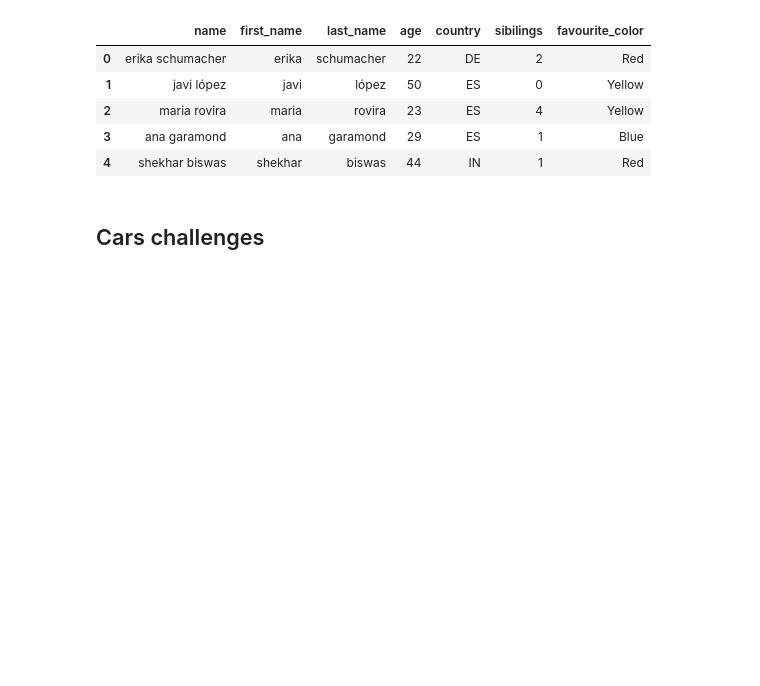
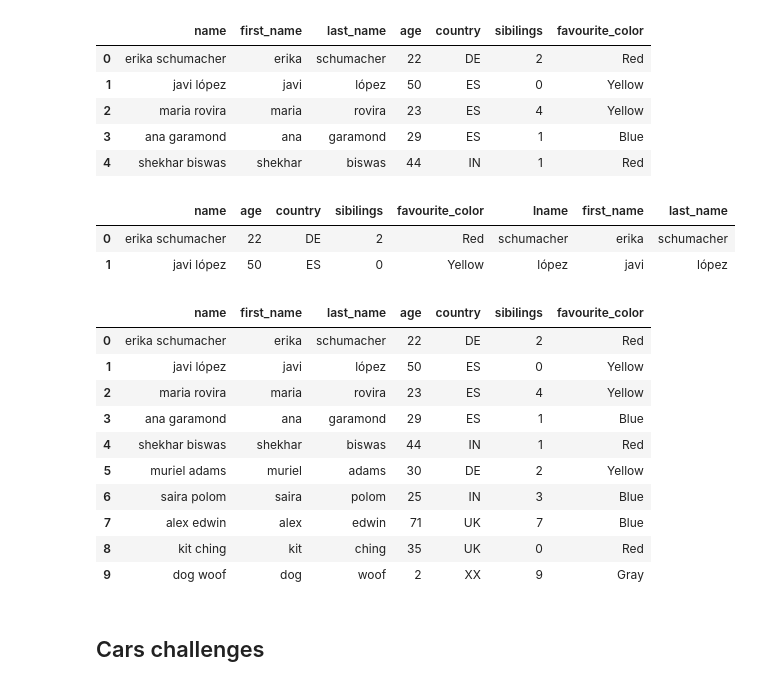
Before and after one commit to aslam7861/Python, a Jupyter notebook: Copy_of_5_pandas_str.ipynb, the cells around one changed output. Cells and saved outputs as stored; diff of their text form; code cells hidden in the pictures; blank space fills up the shorter version.

```diff
--- a/Copy_of_5_pandas_str.ipynb
+++ b/Copy_of_5_pandas_str.ipynb
@@ -288,6 +286,32 @@ df[n_cols].head()
 | 2 | maria rovira | maria | rovira | 23 | ES | 4 | Yellow |
 | 3 | ana garamond | ana | garamond | 29 | ES | 1 | Blue |
 | 4 | shekhar biswas | shekhar | biswas | 44 | IN | 1 | Red |
+# %%
+df.head(2)
+# %% [output]
+|  | name | age | country | sibilings | favourite_color | lname | first_name | last_name |
+| 0 | erika schumacher | 22 | DE | 2 | Red | schumacher | erika | schumacher |
+| 1 | javi lópez | 50 | ES | 0 | Yellow | lópez | javi | lópez |
+# %%
+#df.insert(1, 'first_name', df['first_name'] )
+people_names = people.copy()
+split_names = people_names.name.str.split(' ', expand=True)
+split_names[1]
+people_names.insert(1 ,'first_name', split_names[0])
+people_names.insert(2 ,'last_name', split_names[1])
+people_names
+# %% [output]
+|  | name | first_name | last_name | age | country | sibilings | favourite_color |
+| 0 | erika schumacher | erika | schumacher | 22 | DE | 2 | Red |
+| 1 | javi lópez | javi | lópez | 50 | ES | 0 | Yellow |
+| 2 | maria rovira | maria | rovira | 23 | ES | 4 | Yellow |
+| 3 | ana garamond | ana | garamond | 29 | ES | 1 | Blue |
+| 4 | shekhar biswas | shekhar | biswas | 44 | IN | 1 | Red |
+| 5 | muriel adams | muriel | adams | 30 | DE | 2 | Yellow |
+| 6 | saira polom | saira | polom | 25 | IN | 3 | Blue |
+| 7 | alex edwin | alex | edwin | 71 | UK | 7 | Blue |
+| 8 | kit ching | kit | ching | 35 | UK | 0 | Red |
+| 9 | dog woof | dog | woof | 2 | XX | 9 | Gray |
 # %% [markdown]
 ## Cars challenges
 # %% [markdown]
```
Also changed, not shown: parts of 10 cells of this notebook.
